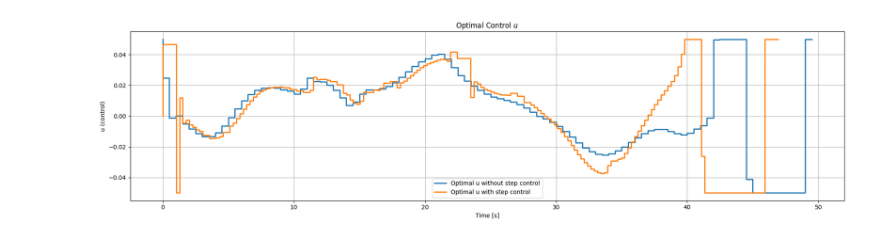
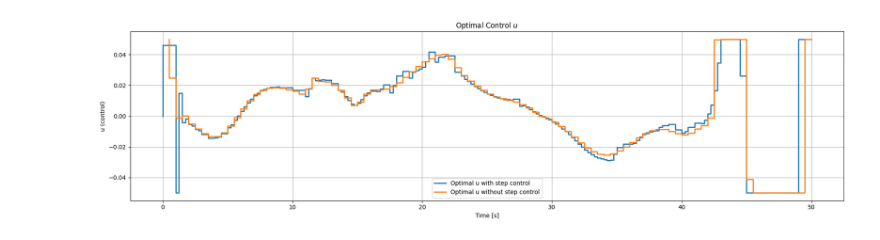
Before and after one commit to dmw1998/Case_Study_Log, a Jupyter notebook: wider_wind_pce_w_step_control.ipynb, the cells around one changed output. Drawn from its saved outputs; the diff is of its cells as text; code cells hidden in the pictures.

```diff
--- a/wider_wind_pce_w_step_control.ipynb
+++ b/wider_wind_pce_w_step_control.ipynb
@@ -351,13 +351,14 @@ def solve_wider_wind_ocp_pce_w_adaptive_mesh(pce_order, k_mean, k_std, s_mean, s
                 t_mid = (time_grid[i-1] + time_grid[i]) / 2
                 refined_time_grid.append(t_mid)
             refined_time_grid.append(time_grid[i])
+        refined_time_grid.append(time_grid[-1])  # Ensure the last time point is included
         return refined, np.unique(refined_time_grid)
 
     # Time and discretization
     tf = 50        # final time [sec]
     N = 50         # number of control intervals
     # dt = tf / N    # time step
-    time_grid = np.linspace(0, tf, N)  # time grid for adaptive mesh
+    time_grid = np.linspace(0, tf, N+1)  # time grid for adaptive mesh
 
     # Aircraft physical constants
     m = 4662                # mass [lb sec^2 / ft]
@@ -493,7 +494,7 @@ def solve_wider_wind_ocp_pce_w_adaptive_mesh(pce_order, k_mean, k_std, s_mean, s
         return xk + dt/6 * (k1 + 2*k2 + 2*k3 + k4)
 
     def solve_ocp(time_grid):
-        N = len(time_grid) - 1
+        N = len(time_grid)
         dt_list = np.diff(time_grid)  # Calculate time steps from the time grid
 
         # Opti instance and scaled variables
@@ -799,15 +798,15 @@ res_no_sc = solve_wider_wind_ocp_pce(tf = 50, N = 100, pce_order=2, k_mean=1.0,
 # %%
 plt.figure(figsize=(18, 5))
-plt.step(res_no_sc["time_grid"][:-1], res_no_sc["u"], label='Optimal u without step control', linewidth=2)
-plt.step(res["time_grid"][:-1], res["u"], label='Optimal u with step control', linewidth=2)
+plt.step(res["time_grid"], res["u"], label='Optimal u with step control', linewidth=2)
+plt.step(res_no_sc["time_grid"][1:], res_no_sc["u"], label='Optimal u without step control', linewidth=2)
 plt.xlabel('Time [s]')
 plt.ylabel('u (control)')
 plt.title('Optimal Control $u$')
 plt.grid(True)
 plt.legend()
 plt.tight_layout()
 # %% [output]
-[figure, old version]
+[figure, new version]
 # %%
 colors = {
     "safe": "#2c7bb6",      # Dark Blue
```
Also changed, not shown: parts of 5 cells of this notebook.
